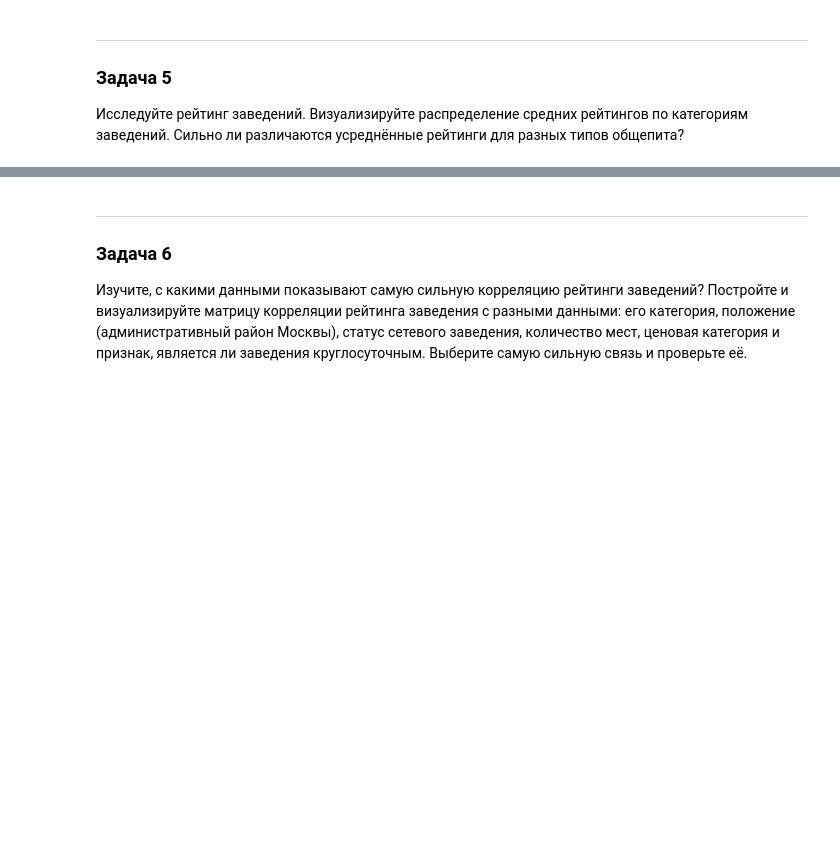
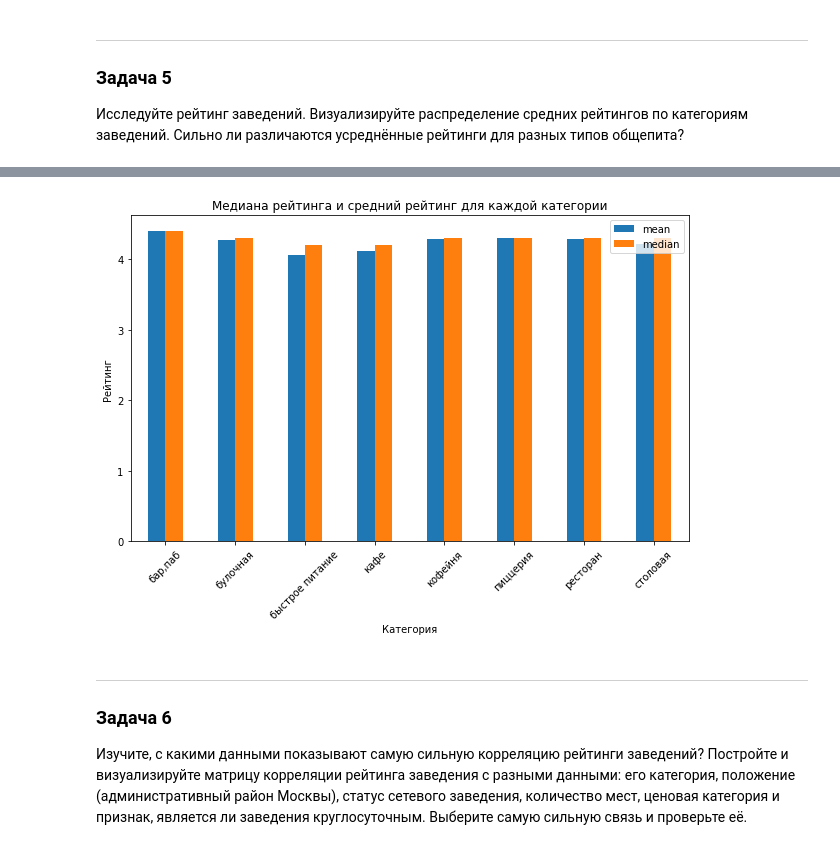
Before and after one commit to blbl-blbl/yandex_practicum_Data_Science_Course, a Jupyter notebook: Module_2_Python_Preprocessing/2. food sector analysis/food_sector_analysis.ipynb, the cells around one changed output, grey strips where cells are left out. Drawn from its saved outputs; the diff is of its cells as text; code cells hidden in the pictures; blank space fills up the shorter version.

```diff
--- a/Module_2_Python_Preprocessing/2. food sector analysis/food_sector_analysis.ipynb
+++ b/Module_2_Python_Preprocessing/2. food sector analysis/food_sector_analysis.ipynb
@@ -479,3 +498,32 @@ for category in df['category'].unique():
+# %%
+# Среднее
+mean_df = df.groupby('category')['rating'].mean().reset_index()
+mean_df['rating'] = round(mean['rating'], 2)
+mean_df = mean_df.rename(columns={'rating': 'mean'})
+
+# Медиана
+median_df = df.groupby('category')['rating'].median().reset_index()
+median_df['rating'] = round(median_df['rating'], 2)
+median_df = median_df.rename(columns={'rating': 'median'})
+
+# Объединение медианы и среднего в один датафрейм
+for_graph = mean_df.merge(median_df, on='category')
+
+# Столбчатая диаграмма
+for_graph.plot(
+    kind='bar',
+    x='category',
+    y=['mean', 'median'],
+    figsize=(10, 6),
+    title='Медиана рейтинга и средний рейтинг для каждой категории',
+    rot=45,
+    xlabel='Категория',
+    ylabel='Рейтинг'
+)
+
+plt.show()
+# %% [output]
+[figure, added]
 # %% [markdown]
 ---
 
```
Also changed, not shown: parts of 13 cells of this notebook.
